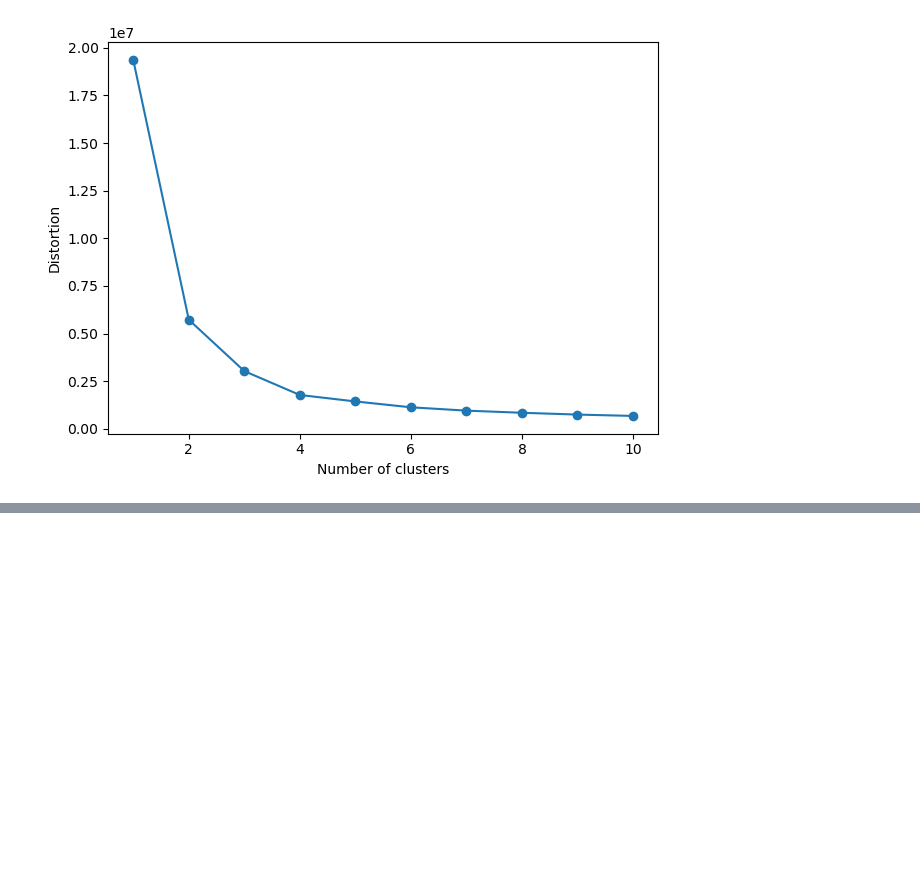
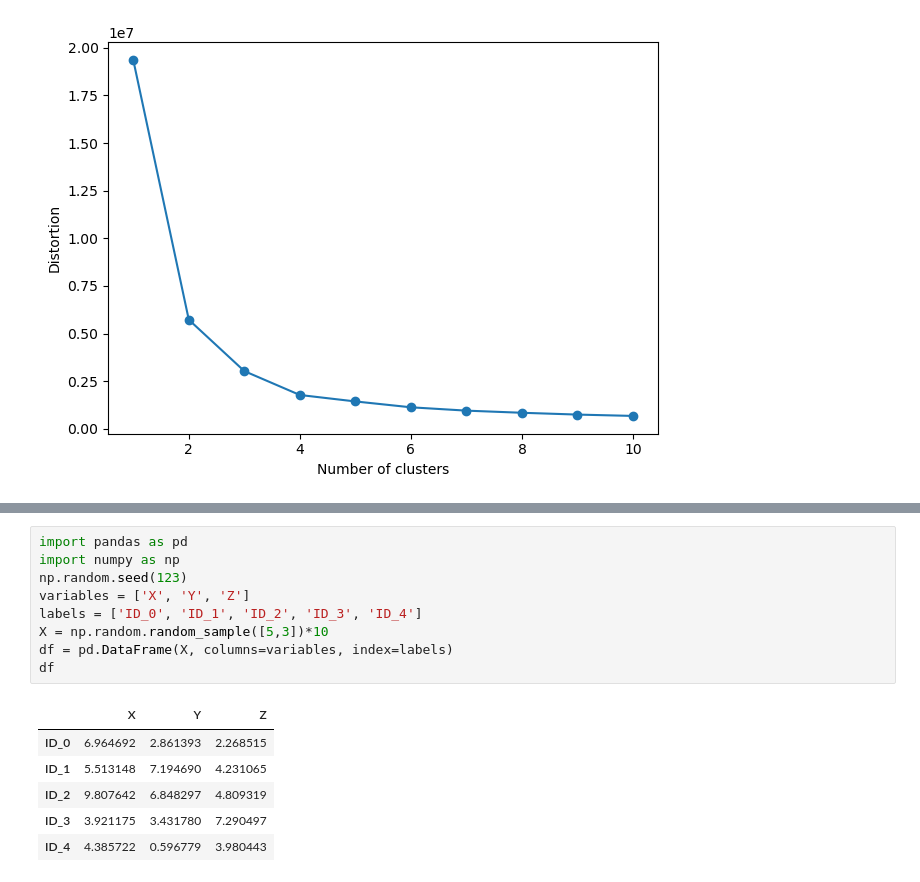
Before and after one commit to yatomiyoshi/machine_learning_practice_book, a Jupyter notebook: chapter10_regression_analysis.ipynb, the cells around one changed output, grey strips where cells are left out. Drawn from its saved outputs; the diff is of its cells as text; blank space fills up the shorter version.

```diff
--- a/chapter10_regression_analysis.ipynb
+++ b/chapter10_regression_analysis.ipynb
@@ -183,0 +225,16 @@ plt.show()
+# %%
+import pandas as pd
+import numpy as np
+np.random.seed(123)
+variables = ['X', 'Y', 'Z']
+labels = ['ID_0', 'ID_1', 'ID_2', 'ID_3', 'ID_4']
+X = np.random.random_sample([5,3])*10
+df = pd.DataFrame(X, columns=variables, index=labels)
+df
+# %% [output]
+|  | X | Y | Z |
+| ID_0 | 6.964692 | 2.861393 | 2.268515 |
+| ID_1 | 5.513148 | 7.194690 | 4.231065 |
+| ID_2 | 9.807642 | 6.848297 | 4.809319 |
+| ID_3 | 3.921175 | 3.431780 | 7.290497 |
+| ID_4 | 4.385722 | 0.596779 | 3.980443 |
```
Also changed, not shown: parts of 6 cells of this notebook.
